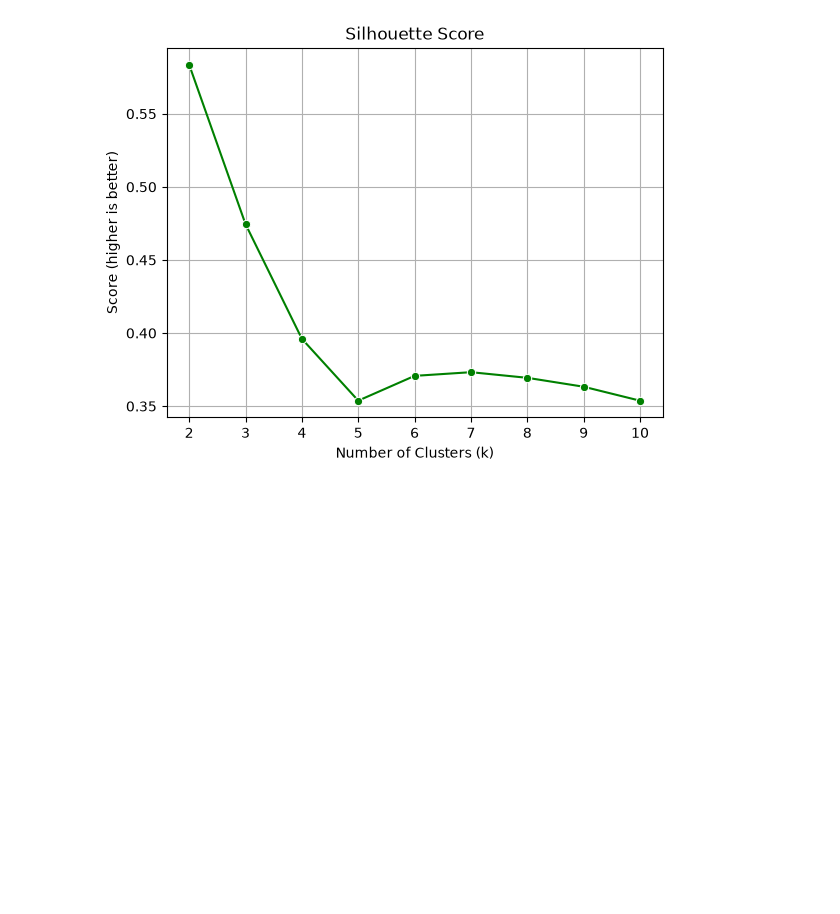
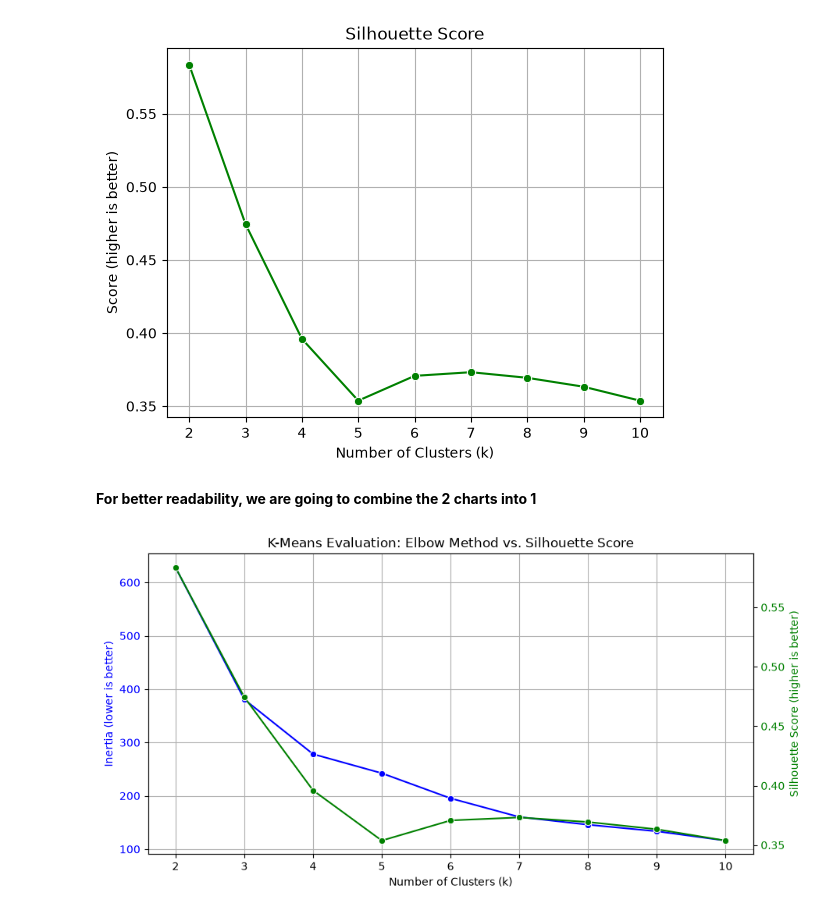
Before and after one commit to quantwothree/store-customers-segmentation, a Jupyter notebook: store-customers-segmentation.ipynb, the cells around one changed output. Cells and saved outputs as stored; diff of their text form; code cells hidden in the pictures; blank space fills up the shorter version.

```diff
--- a/store-customers-segmentation.ipynb
+++ b/store-customers-segmentation.ipynb
@@ -232,3 +242,27 @@ plt.show()
 # %% [output]
 [figure]
 [figure]
+# %% [markdown]
+**For better readability, we are going to combine the 2 charts into 1**
+# %%
+fig, ax1 = plt.subplots(figsize=(10, 5))
+
+# Inertia chart on ax1
+sns.lineplot(x= range(2, 11), y= inertia_values, marker= 'o', color= 'blue', ax= ax1)
+ax1.set_xlabel('Number of Clusters (k)')
+ax1.set_ylabel('Inertia (lower is better)', color= 'blue')
+ax1.tick_params(axis= 'y', labelcolor= 'blue')
+ax1.grid(True)
+
+# copy the X axis to create a right-hand axis
+ax2 = ax1.twinx()
+
+# Silhouette chart on ax2
+sns.lineplot(x= range(2, 11), y= silhouette_scores, marker= 'o', color= 'green', ax= ax2)
+ax2.set_ylabel('Silhouette Score (higher is better)', color= 'green')
+ax2.tick_params(axis= 'y', labelcolor= 'green')
+
+plt.title('K-Means Evaluation: Elbow Method vs. Silhouette Score')
+plt.show()
+# %% [output]
+[figure, added]
```
Also changed, not shown: parts of 16 cells of this notebook.
